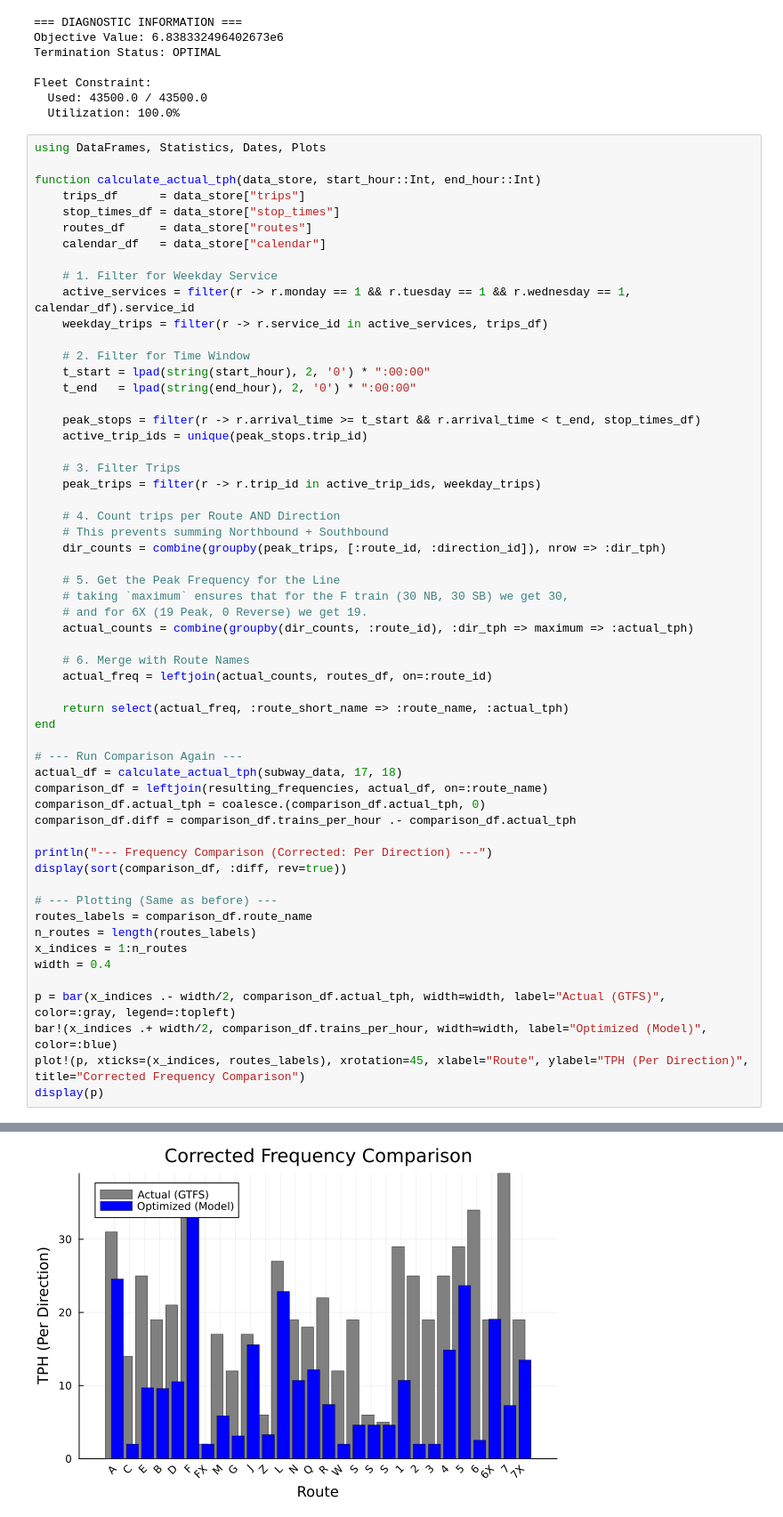
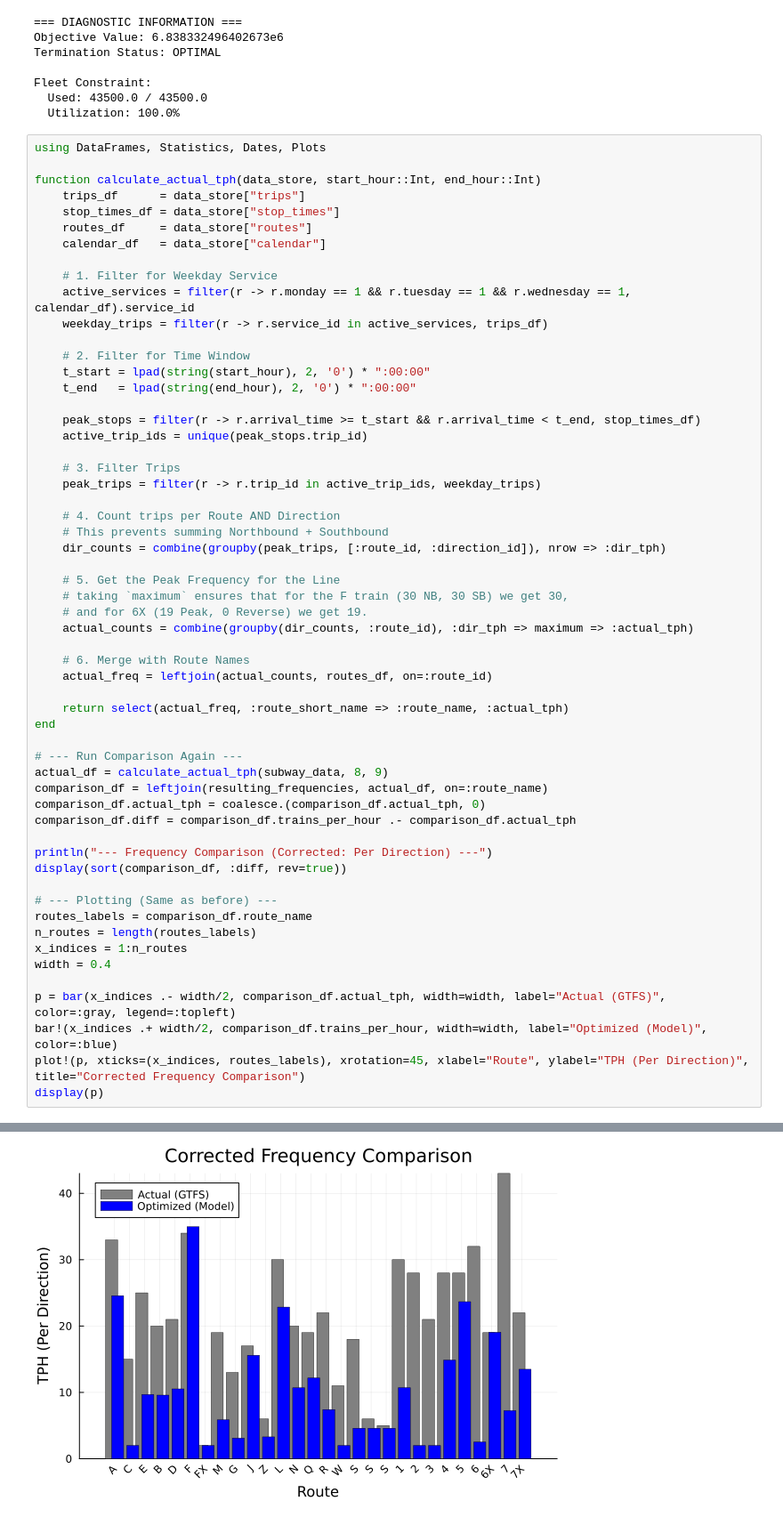
Before and after one commit to aw03/New-York-City-Subway-Routing-Optimization, a Jupyter notebook: model.ipynb, the cells around one changed output, grey strips where cells are left out. Shown at 89% size. Drawn from its saved outputs; the diff is of its cells as text.

```diff
--- a/model.ipynb
+++ b/model.ipynb
@@ -746,7 +736,7 @@ function calculate_actual_tph(data_store, start_hour::Int, end_hour::Int)
 end
 
 # --- Run Comparison Again ---
-actual_df = calculate_actual_tph(subway_data, 17, 18)
+actual_df = calculate_actual_tph(subway_data, 8, 9)
 comparison_df = leftjoin(resulting_frequencies, actual_df, on=:route_name)
 comparison_df.actual_tph = coalesce.(comparison_df.actual_tph, 0)
 comparison_df.diff = comparison_df.trains_per_hour .- comparison_df.actual_tph
@@ -789,4 +779,4 @@ display(p)
-[figure, old version]
+[figure, new version]
 # %%
 using Plots, JuMP, Gurobi
 
```
Also changed, not shown: parts of 4 cells of this notebook, 1 other file.
